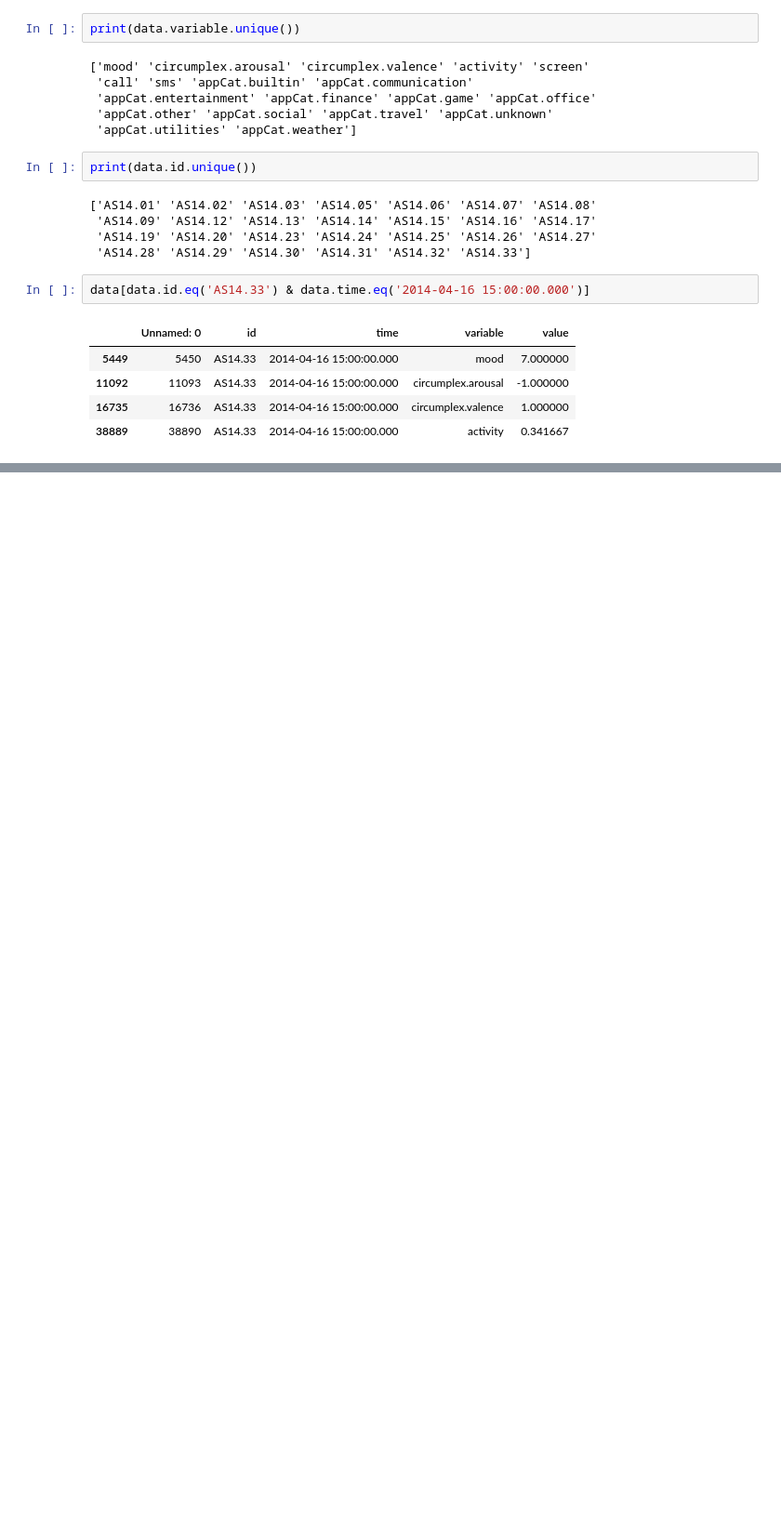
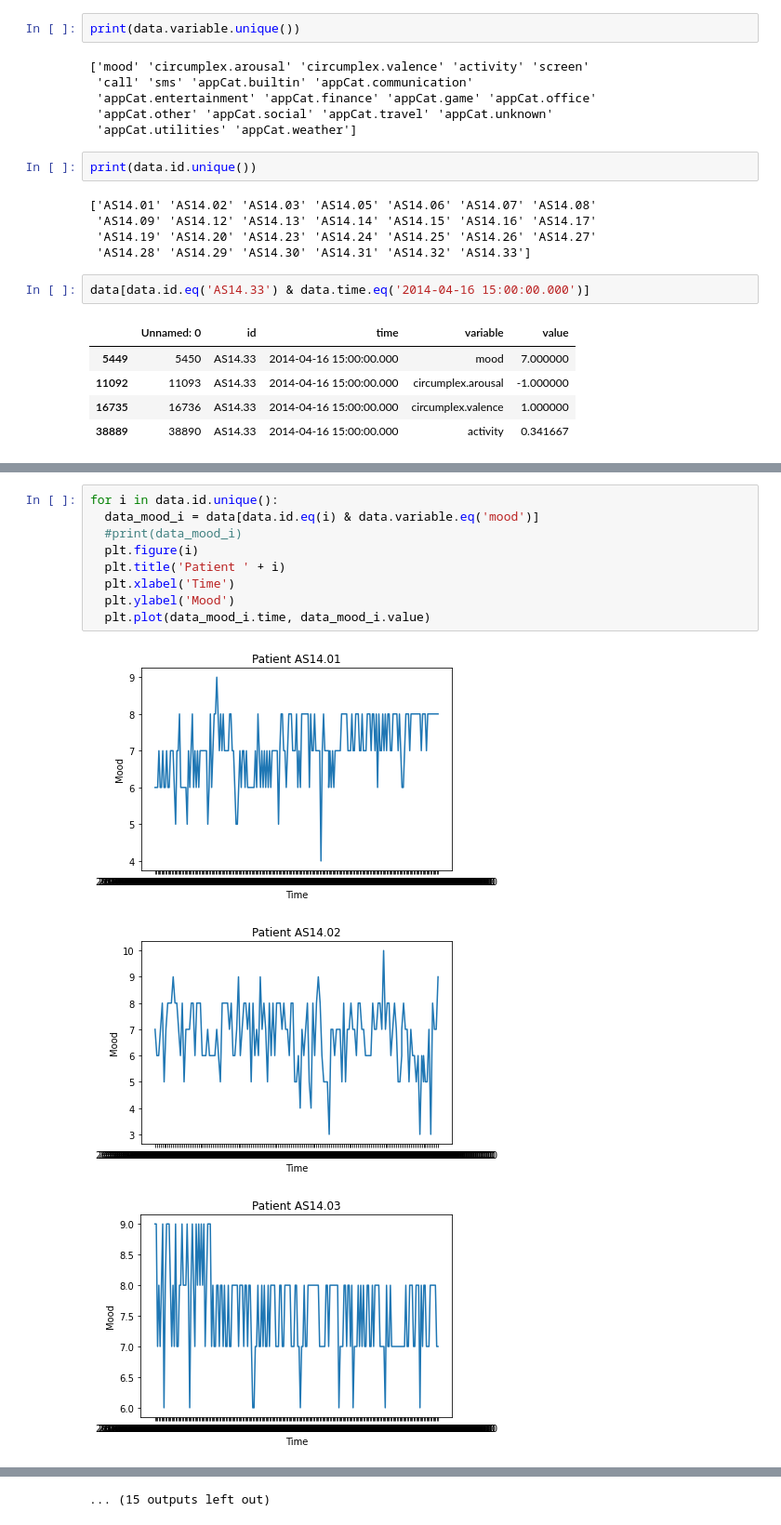
Before and after one commit to guybrush1989/DMT-Group80, a Jupyter notebook: dataExploration.ipynb, the cells around one changed output, grey strips where cells are left out. Shown at 93% size. Drawn from its saved outputs; the diff is of its cells as text; blank space fills up the shorter version.

Commit message:
adding mood time plot for each patient

```diff
--- a/dataExploration.ipynb
+++ b/dataExploration.ipynb
@@ -102,0 +129,13 @@ data[data.id.eq('AS14.33') & data.time.eq('2014-04-16 15:00:00.000')]
+# %%
+for i in data.id.unique():
+  data_mood_i = data[data.id.eq(i) & data.variable.eq('mood')]
+  #print(data_mood_i)
+  plt.figure(i)
+  plt.title('Patient ' + i)
+  plt.xlabel('Time')
+  plt.ylabel('Mood')
+  plt.plot(data_mood_i.time, data_mood_i.value)
+# %% [output]
+[figure, added]
+[figure, added]
+[figure, added]
@@ -102,0 +151 @@ data[data.id.eq('AS14.33') & data.time.eq('2014-04-16 15:00:00.000')]
+... (15 outputs left out)
```
Also changed, not shown: parts of 5 cells of this notebook.
